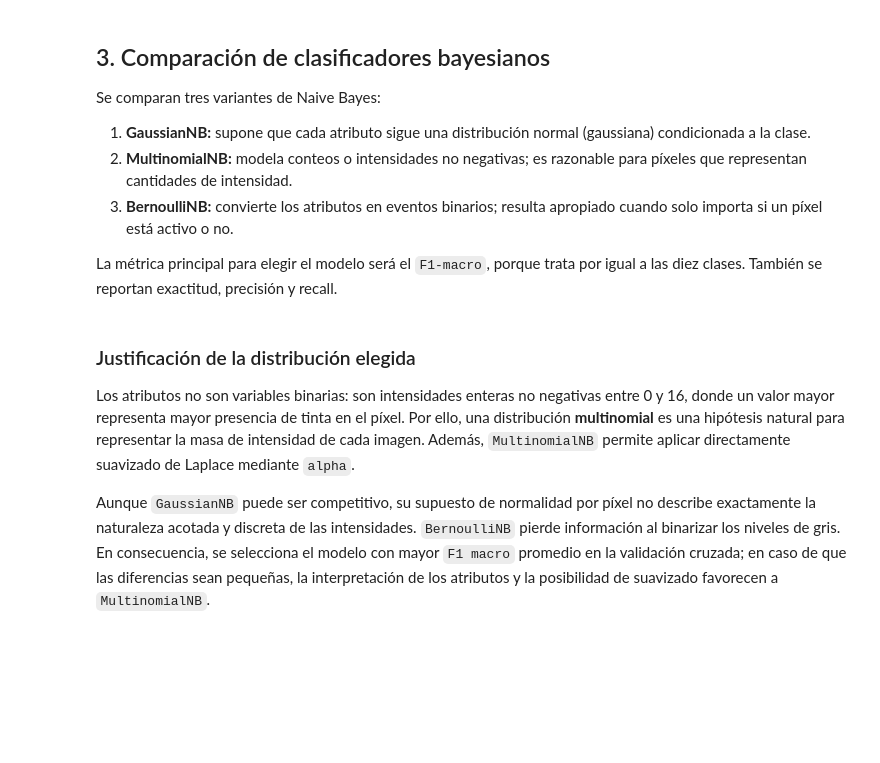
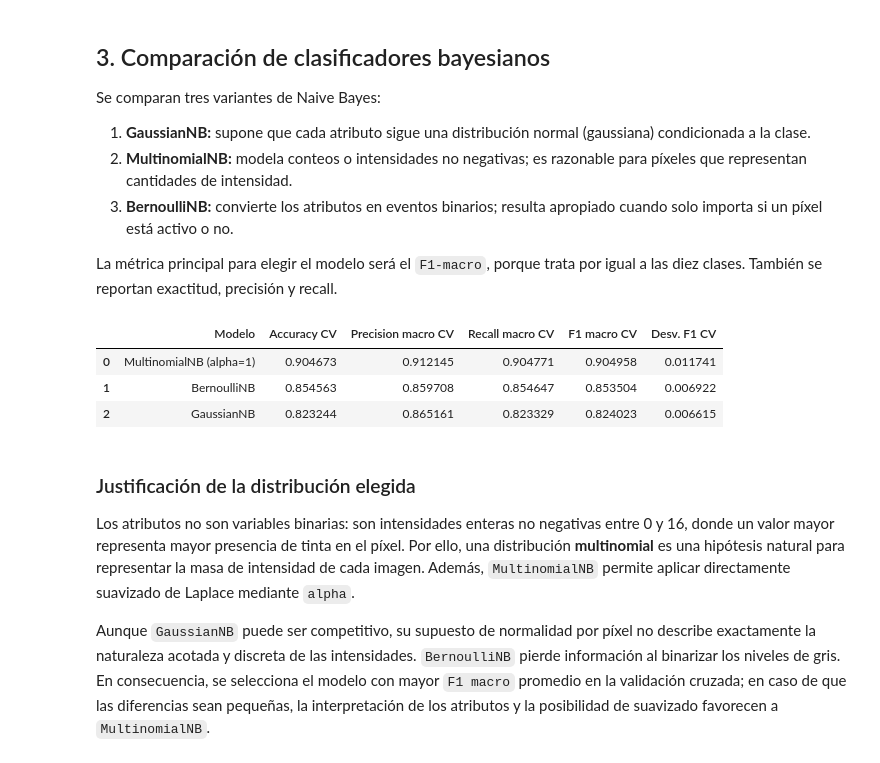
Before and after one commit to Luis-988/Talleres_Grupo3_IA, a Jupyter notebook: Taller#9/ClasificadoresBayesianos.ipynb, the cells around one changed output. Cells and saved outputs as stored; diff of their text form; code cells hidden in the pictures; blank space fills up the shorter version.

```diff
--- a/Taller#9/ClasificadoresBayesianos.ipynb
+++ b/Taller#9/ClasificadoresBayesianos.ipynb
@@ -76,33 +97,38 @@ La métrica principal para elegir el modelo será el `F1-macro`, porque trata po
 # %%
 modelos = {
     "GaussianNB": GaussianNB(),
     "MultinomialNB (alpha=1)": MultinomialNB(alpha=1.0),
     "BernoulliNB": BernoulliNB(alpha=1.0, binarize=0.0),
 }
 
 scoring = {
     "accuracy": "accuracy",
     "precision_macro": "precision_macro",
     "recall_macro": "recall_macro",
     "f1_macro": "f1_macro",
 }
 
 filas = []
 for nombre, modelo in modelos.items():
     resultados_cv = cross_validate(
-        modelo, X_train, y_train, cv=cv, scoring=scoring, n_jobs=1
+        modelo, X_train, y_train, cv=cv, scoring=scoring, n_jobs=-1
     )
     filas.append({
         "Modelo": nombre,
         "Accuracy CV": resultados_cv["test_accuracy"].mean(),
         "Precision macro CV": resultados_cv["test_precision_macro"].mean(),
         "Recall macro CV": resultados_cv["test_recall_macro"].mean(),
         "F1 macro CV": resultados_cv["test_f1_macro"].mean(),
         "Desv. F1 CV": resultados_cv["test_f1_macro"].std(),
     })
 
 comparacion = pd.DataFrame(filas).sort_values("F1 macro CV", ascending=False)
 comparacion.reset_index(drop=True)
+# %% [output]
+|  | Modelo | Accuracy CV | Precision macro CV | Recall macro CV | F1 macro CV | Desv. F1 CV |
+| 0 | MultinomialNB (alpha=1) | 0.904673 | 0.912145 | 0.904771 | 0.904958 | 0.011741 |
+| 1 | BernoulliNB | 0.854563 | 0.859708 | 0.854647 | 0.853504 | 0.006922 |
+| 2 | GaussianNB | 0.823244 | 0.865161 | 0.823329 | 0.824023 | 0.006615 |
 # %% [markdown]
 ### Justificación de la distribución elegida
 
```
Also changed, not shown: parts of 6 cells of this notebook.
